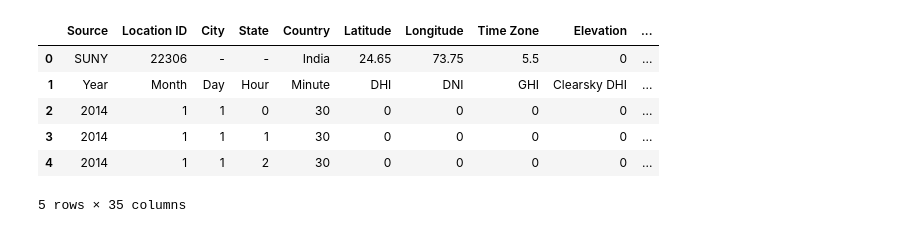
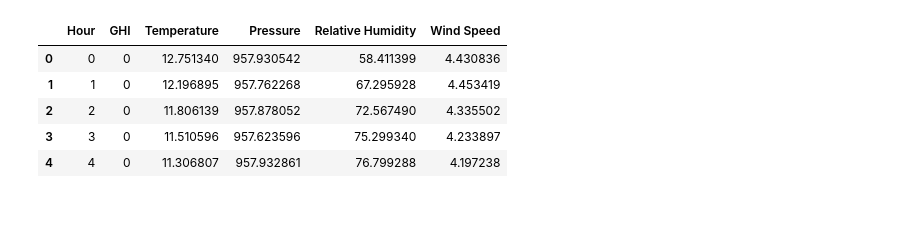
Before and after one commit to orionpax00/weather, a Jupyter notebook: src/Stacking_for_regression.ipynb, the cells around one changed output. Saved outputs shown, nothing was run; the diff lists cells and outputs as text; code cells hidden in the pictures.

```diff
--- a/src/Stacking_for_regression.ipynb
+++ b/src/Stacking_for_regression.ipynb
@@ -32,17 +43,16 @@ from mlxtend.classifier import StackingClassifier
 # %%
 data_folder = '../data'
 data_files = os.listdir(data_folder)
-# %%
-year_2014 = pd.read_csv(data_folder+'/'+data_files[0])
-year_2014.head()
-# %% [output]
-|  | Source | Location ID | City | State | Country | Latitude | Longitude | Time Zone | Elevation | ... |
-| 0 | SUNY | 22306 | - | - | India | 24.65 | 73.75 | 5.5 | 0 | ... |
-| 1 | Year | Month | Day | Hour | Minute | DHI | DNI | GHI | Clearsky DHI | ... |
-| 2 | 2014 | 1 | 1 | 0 | 30 | 0 | 0 | 0 | 0 | ... |
-| 3 | 2014 | 1 | 1 | 1 | 30 | 0 | 0 | 0 | 0 | ... |
-| 4 | 2014 | 1 | 1 | 2 | 30 | 0 | 0 | 0 | 0 | ... |
-5 rows × 35 columns
+# %%
+year_new = pd.read_csv("../merged_data.csv")
+year_new.head()
+# %% [output]
+|  | Hour | GHI | Temperature | Pressure | Relative Humidity | Wind Speed |
+| 0 | 0 | 0 | 12.751340 | 957.930542 | 58.411399 | 4.430836 |
+| 1 | 1 | 0 | 12.196895 | 957.762268 | 67.295928 | 4.453419 |
+| 2 | 2 | 0 | 11.806139 | 957.878052 | 72.567490 | 4.335502 |
+| 3 | 3 | 0 | 11.510596 | 957.623596 | 75.299340 | 4.233897 |
+| 4 | 4 | 0 | 11.306807 | 957.932861 | 76.799288 | 4.197238 |
 # %%
 new_columns = year_2014.iloc[1]
 year_all = year_2014[2:]
```
Also changed, not shown: parts of 27 cells of this notebook, 7 other files.
